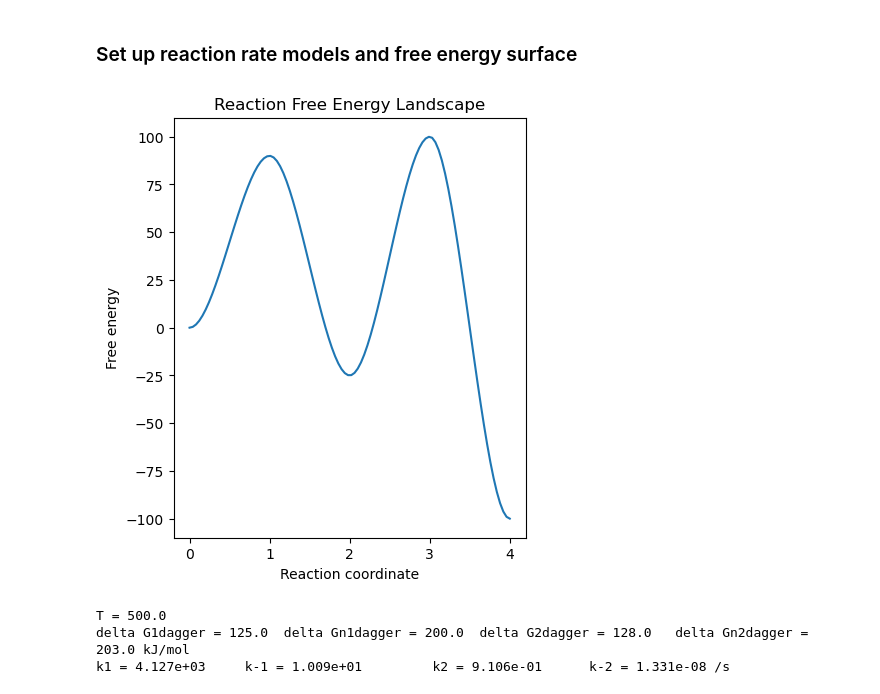
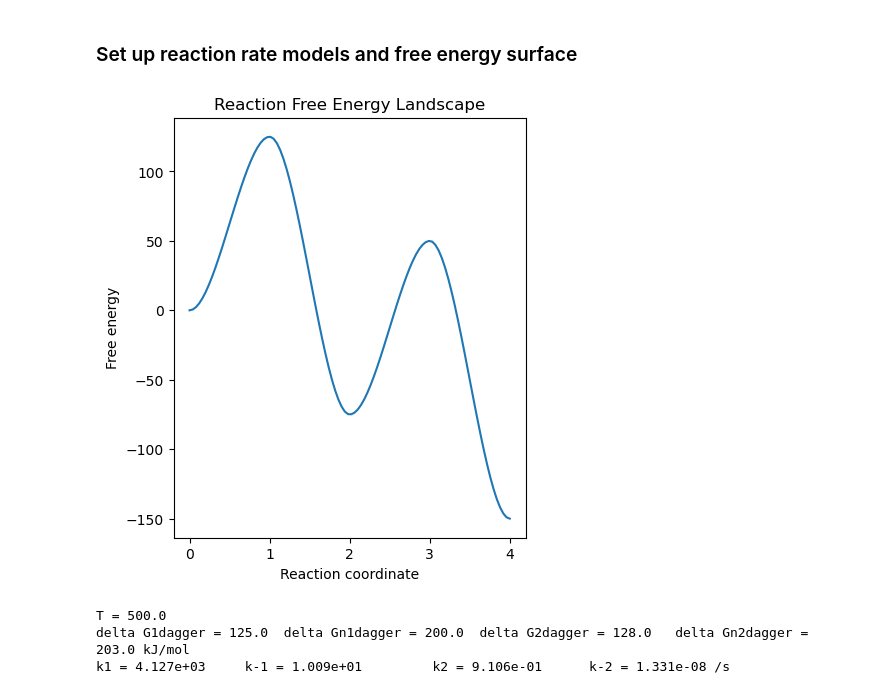
Before and after one commit to wmfschneider/CBE60546, a Jupyter notebook: Resources/Examples.ipynb, the cells around one changed output. Cells and saved outputs as stored; diff of their text form; code cells hidden in the pictures.

```diff
--- a/Resources/Examples.ipynb
+++ b/Resources/Examples.ipynb
@@ -587,33 +587,33 @@ plt.ylabel("Activation Entropy (J/mol/K)")
 # %%
 # A <-> B <-> C reaction network
 import numpy as np
 import matplotlib.pyplot as plt
 from scipy.integrate import odeint, solve_ivp
 from scipy.interpolate import BPoly
 
 kB = 8.61733e-5      # eV /K
 h = 4.13566766e-15  # eV s
 R0 = 8.31441 # J/mol/K
 
 # function to plot free energy surface. Takes G_i = [G_TS,G_rxn]
 def free_energy_surface(G1,G2):
     p1 = BPoly.from_derivatives([0, 1, 2, 3, 4], [[0, 0], [G1[0], 0], [G1[1], 0], [G1[1]+G2[0],0], [G1[1]+G2[1],0]])
     x=np.linspace(0,4,100)
     y=p1(x)
 
     plt.figure(figsize=(10,12))
     plt.subplot(2,2,1)
     plt.plot(x,y)
     plt.ylabel('Free energy')
     plt.xlabel('Reaction coordinate')
     plt.title('Reaction Free Energy Landscape')
 
-G1=[90,-25]  # Gddagger, G reaction
+G1=[125,-75]  # Gddagger, G reaction
 G2=[125,-75]
 
 free_energy_surface(G1,G2)
 # %% [output]
-[figure, old version]
+[figure, new version]
 # %%
 def rate_constants(T,G1,G2):
     G1dd = G1[0]
```
Also changed, not shown: parts of 6 cells of this notebook, 9 other files.
